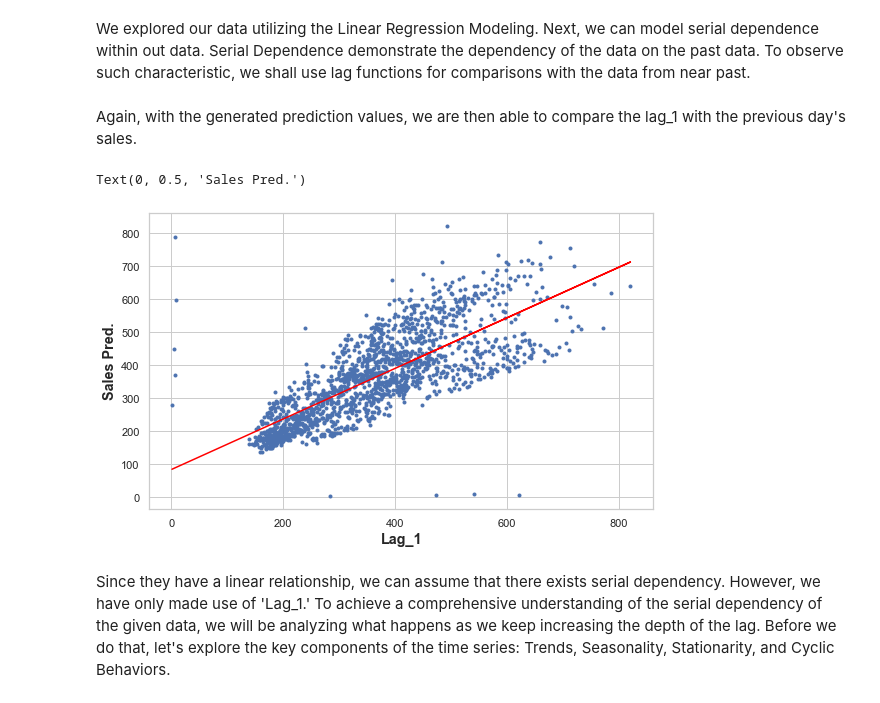
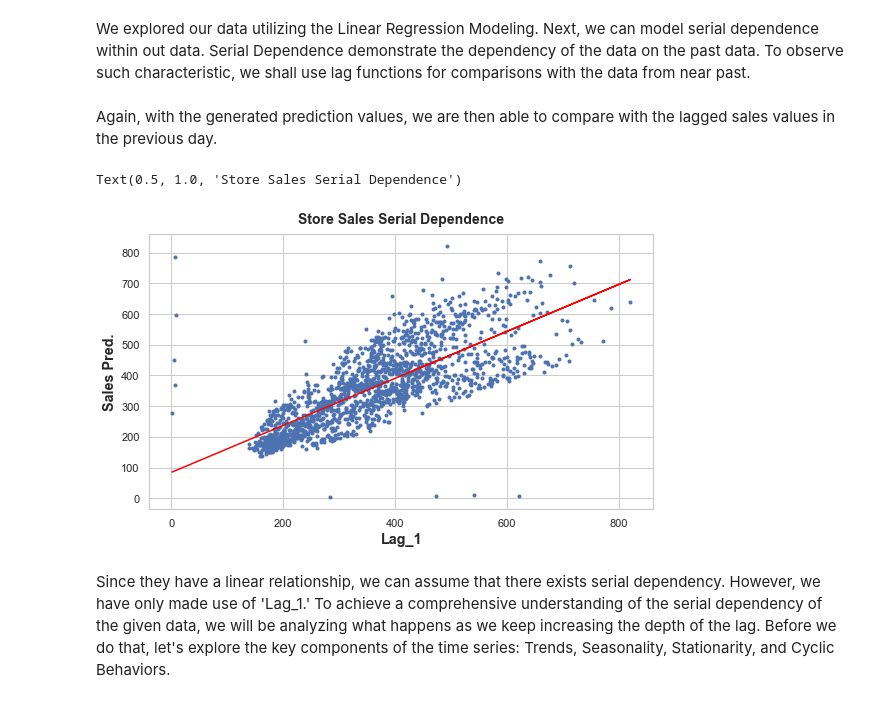
Before and after one commit to AndyLeeProjects/Store_Sales_Forecasting, a Jupyter notebook: Time_Series/Time_Series_Analysis.ipynb, the cells around one changed output. Cells and saved outputs as stored; diff of their text form; code cells hidden in the pictures.

```diff
--- a/Time_Series/Time_Series_Analysis.ipynb
+++ b/Time_Series/Time_Series_Analysis.ipynb
@@ -191,16 +177,17 @@ model.fit(X, y)
 
 y_pred = pd.Series(model.predict(X), index=X.index)
 # %% [markdown]
-Again, with the generated prediction values, we are then able to compare the lag_1 with the previous day's sales.
+Again, with the generated prediction values, we are then able to compare with the lagged sales values in the previous day.
 # %%
 fig, axe = plt.subplots(figsize=(8,5))
 axe.plot(X['lag_1'], y, '.')
 axe.plot(X['lag_1'], y_pred, color = 'red')
 axe.set_xlabel('Lag_1')
 axe.set_ylabel('Sales Pred.')
+axe.set_title('Store Sales Serial Dependence')
 # %% [output]
-Text(0, 0.5, 'Sales Pred.')
+Text(0.5, 1.0, 'Store Sales Serial Dependence')
-[figure, old version]
+[figure, new version]
 # %% [markdown]
 Since they have a linear relationship, we can assume that there exists serial dependency. However, we have only made use of 'Lag_1.' To achieve a comprehensive understanding of the serial dependency of the given data, we will be analyzing what happens as we keep increasing the depth of the lag. Before we do that, let's explore the key components of the time series: Trends, Seasonality, Stationarity, and Cyclic Behaviors.
 # %% [markdown]
```
Also changed, not shown: parts of 7 cells of this notebook.
